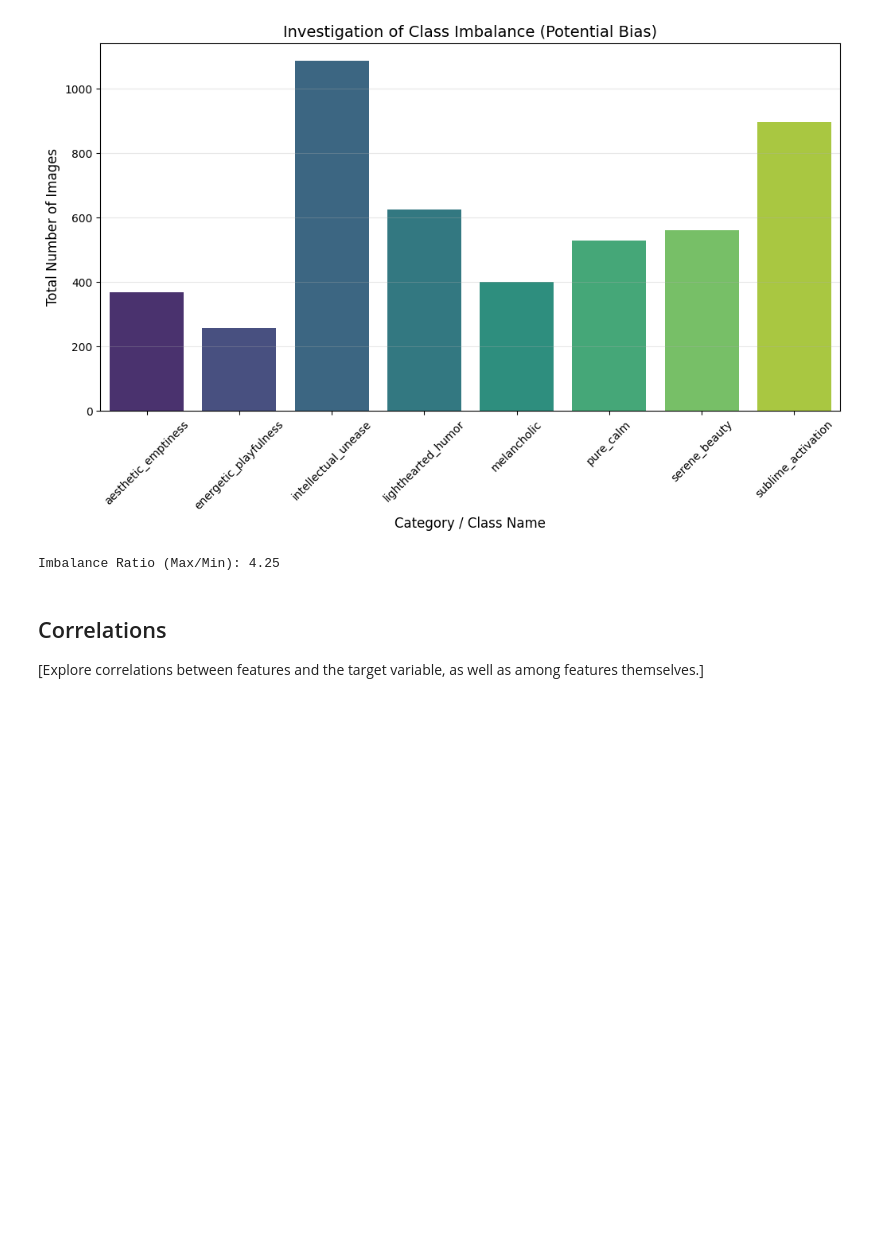
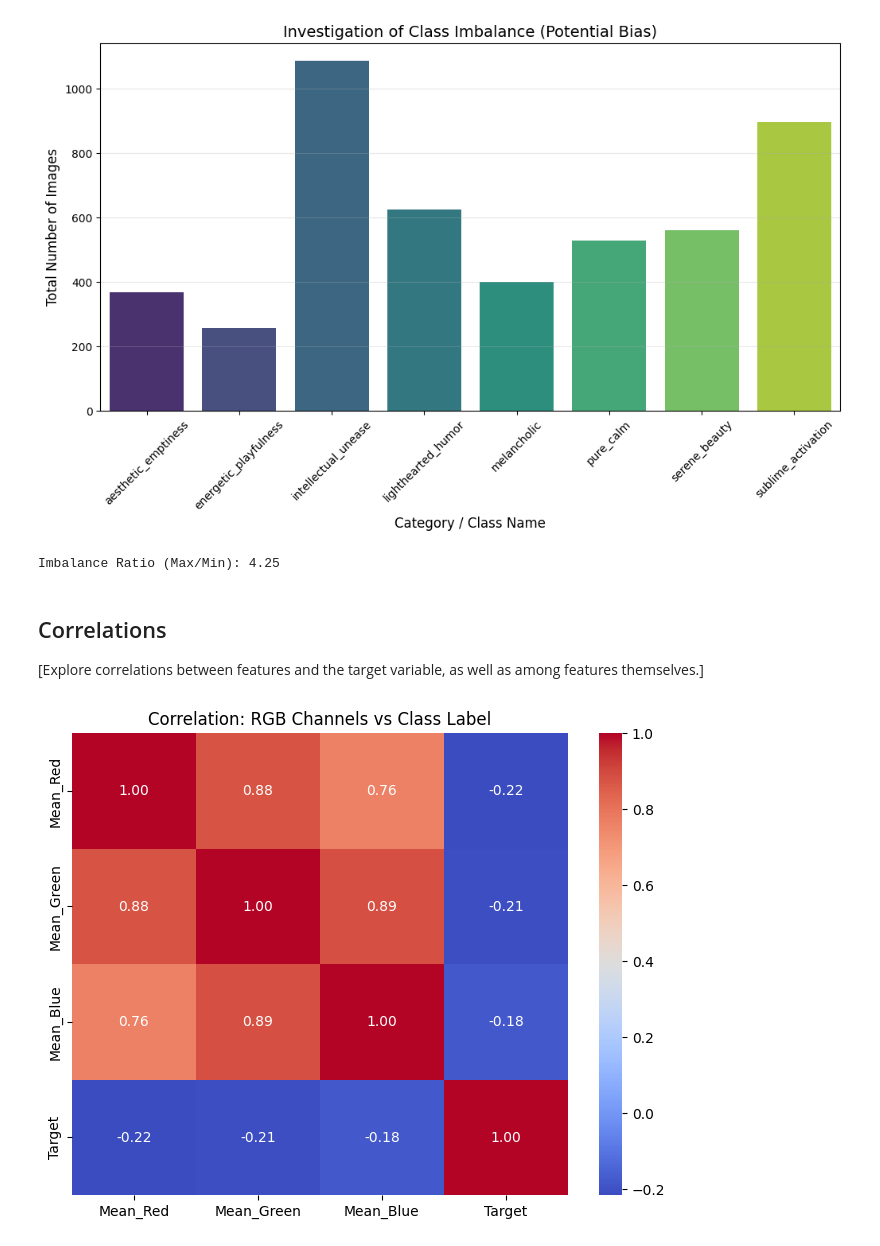
Before and after one commit to dmitryvergeles/aesthetic-emotions-map, a Jupyter notebook: 1_DatasetCharacteristics/exploratory_data_analysis.ipynb, the cells around one changed output. Cells and saved outputs as stored; diff of their text form; code cells hidden in the pictures; blank space fills up the shorter version.

```diff
--- a/1_DatasetCharacteristics/exploratory_data_analysis.ipynb
+++ b/1_DatasetCharacteristics/exploratory_data_analysis.ipynb
@@ -339,0 +335,77 @@ plt.show()
+# %%
+# Example: Plotting a heatmap to show feature correlations
+'''
+To create a correlation matrix for an ImageFolder dataset, you first need to convert
+the image tensors into a structured format (like a Pandas DataFrame).However, since a
+single image has thousands of pixels (e.g., \(224 \times 224 \times 3 = 150,528\) features),
+ calculating a full correlation matrix is computationally heavy and usually not very informative.
+ It is better to correlate image statistics (like average brightness of R, G, B channels) with
+ the target labels.Here is the code to do this:
+
+
+correlation_matrix = df.corr()
+sns.heatmap(correlation_matrix, annot=True)
+plt.show()
+'''
+
+import pandas as pd
+import numpy as np
+import seaborn as sns
+import matplotlib.pyplot as plt
+import torch
+
+# 1. Extract features (Average R, G, B values) and labels
+features = []
+targets = []
+
+# Using a subset if the dataset is huge (e.g., first 500 images)
+for i in range(len(my_dataset_train)):
+    img, label = my_dataset_train[i]
+
+    # Calculate mean value for each channel (Red, Green, Blue)
+    # img is a tensor [C, H, W]
+    mean_rgb = torch.mean(img, dim=(1, 2)).numpy()
+
+    features.append(mean_rgb)
+    targets.append(label)
+
+# 2. Create DataFrame
+df = pd.DataFrame(features, columns=['Mean_Red', 'Mean_Green', 'Mean_Blue'])
+df['Target'] = targets
+
+# 3. Calculate and Plot Correlation
+correlation_matrix = df.corr()
+
+plt.figure(figsize=(8, 6))
+sns.heatmap(correlation_matrix, annot=True, cmap='coolwarm', fmt=".2f")
+plt.title("Correlation: RGB Channels vs Class Label")
+plt.show()
+
+
+
+'''
+
+Based on the heatmap, here is a breakdown of what these correlations tell
+you about your image dataset:
+1. High Multi-collinearity between Color ChannelsThe
+values between Mean_Red, Mean_Green, and Mean_Blue are very high (0.76 to 0.89).What it means:
+ The color channels are highly redundant. In most natural images, if one channel is bright,
+ the others are usually bright too (representing overall luminosity/brightness).Data implication:
+  You don't gain much unique information by looking at each color channel separately; they mostly
+  move together.
+  2. Weak Relationship with the TargetThe correlation between the color channels and the
+   Target is very low (ranging from -0.18 to -0.22).What it means: The average color of an image is a
+    poor predictor of its class. You cannot classify these images just by looking at their "overall
+    tint" or brightness.The Negative Sign: The negative values suggest a slight tendency: as images
+    get brighter (higher RGB means), the class index tends to be lower. However, at ~0.2, this
+    connection is too weak to be useful for a simple rule-based model.
+
+    3. Conclusion for your ModelSince simple color averages don't correlate well with your labels,
+    your Convolutional Neural Network (CNN) will need to focus on:Spatial patterns: Shapes, edges,
+    and textures rather than just global
+    color.Local features: Specific objects within the frame that define the class, regardless of the
+      background color.
+
+'''
+# %% [output]
+[figure, added]
```
Also changed, not shown: parts of 1 cell of this notebook.
